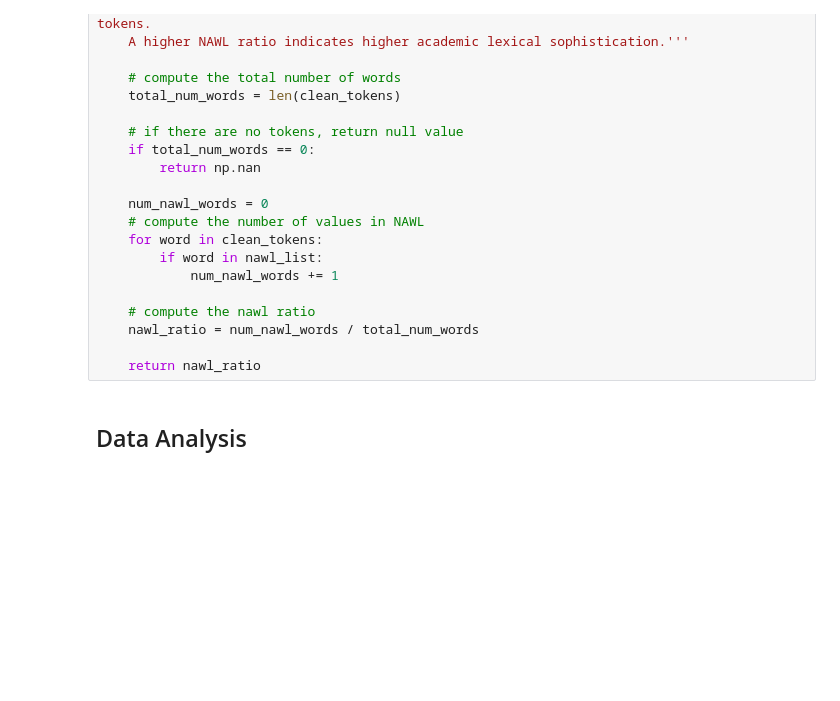
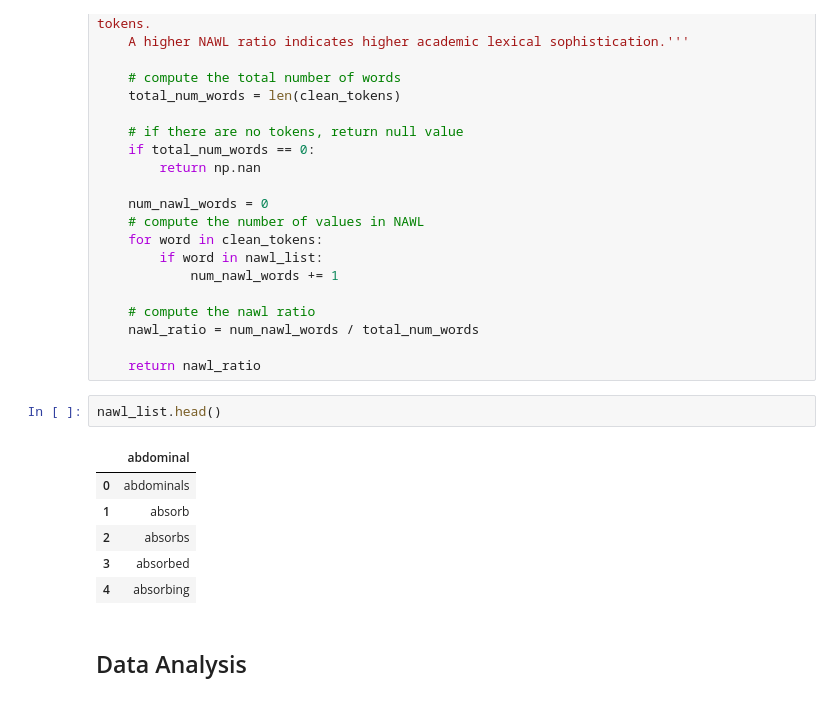
Before and after one commit to nickvick04/ORFE-Thesis, a Jupyter notebook: Notebooks/FinalLexicalTesting.ipynb, the cells around one changed output. Drawn from its saved outputs; the diff is of its cells as text; blank space fills up the shorter version.

```diff
--- a/Notebooks/FinalLexicalTesting.ipynb
+++ b/Notebooks/FinalLexicalTesting.ipynb
@@ -119,6 +119,15 @@ def nawl_ratio(clean_tokens, nawl_list=nawl_list):
     nawl_ratio = num_nawl_words / total_num_words
 
     return nawl_ratio
+# %%
+nawl_list.head()
+# %% [output]
+|  | abdominal |
+| 0 | abdominals |
+| 1 | absorb |
+| 2 | absorbs |
+| 3 | absorbed |
+| 4 | absorbing |
 # %% [markdown]
 ## Data Analysis
 # %%
```
Also changed, not shown: parts of 5 cells of this notebook.
